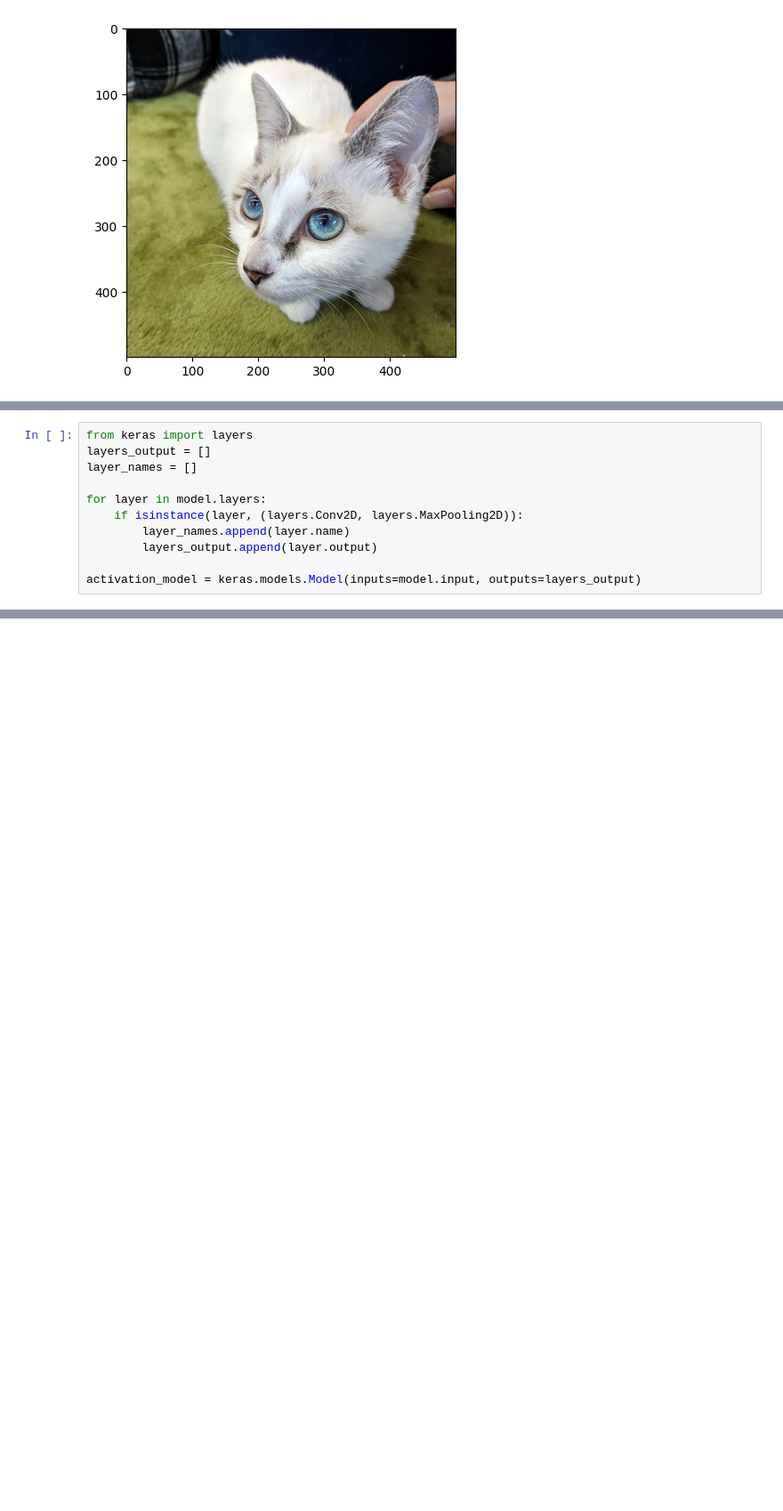
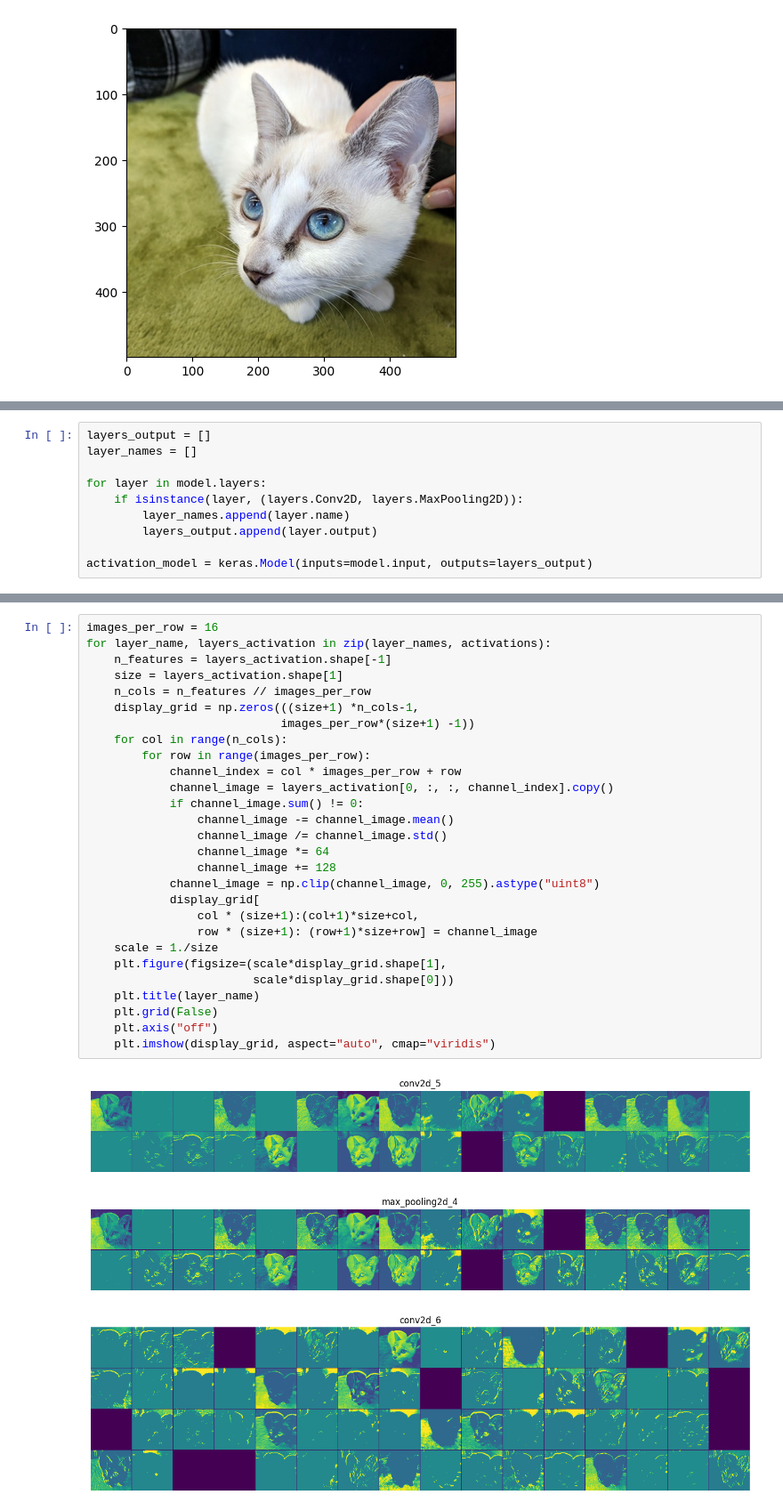
Before and after one commit to dancla240/Deep-Learning-Daniel-Claesson, a Jupyter notebook: CodeAlong_07_layer_investigation.ipynb, the cells around one changed output, grey strips where cells are left out. Shown at 89% size. Drawn from its saved outputs; the diff is of its cells as text; blank space fills up the shorter version.

```diff
--- a/CodeAlong_07_layer_investigation.ipynb
+++ b/CodeAlong_07_layer_investigation.ipynb
@@ -17,5 +32,4 @@ plt.imshow(plt.imread(img_path))
 # %%
-from keras import layers
 layers_output = []
 layer_names = []
 
@@ -24,4 +38,4 @@ for layer in model.layers:
         layer_names.append(layer.name)
         layers_output.append(layer.output)
 
-activation_model = keras.models.Model(inputs=model.input, outputs=layers_output)
+activation_model = keras.Model(inputs=model.input, outputs=layers_output)
@@ -36,0 +92,32 @@ activations = activation_model.predict()
+# %%
+images_per_row = 16
+for layer_name, layers_activation in zip(layer_names, activations):
+    n_features = layers_activation.shape[-1]
+    size = layers_activation.shape[1]
+    n_cols = n_features // images_per_row
+    display_grid = np.zeros(((size+1) *n_cols-1,
+                            images_per_row*(size+1) -1))
+    for col in range(n_cols):
+        for row in range(images_per_row):
+            channel_index = col * images_per_row + row
+            channel_image = layers_activation[0, :, :, channel_index].copy()
+            if channel_image.sum() != 0:
+                channel_image -= channel_image.mean()
+                channel_image /= channel_image.std()
+                channel_image *= 64
+                channel_image += 128
+            channel_image = np.clip(channel_image, 0, 255).astype("uint8")
+            display_grid[
+                col * (size+1):(col+1)*size+col,
+                row * (size+1): (row+1)*size+row] = channel_image
+    scale = 1./size
+    plt.figure(figsize=(scale*display_grid.shape[1],
+                        scale*display_grid.shape[0]))
+    plt.title(layer_name)
+    plt.grid(False)
+    plt.axis("off")
+    plt.imshow(display_grid, aspect="auto", cmap="viridis")
+# %% [output]
+[figure, added]
+[figure, added]
+[figure, added]
```
Also changed, not shown: parts of 16 cells of this notebook, 1 other file.
